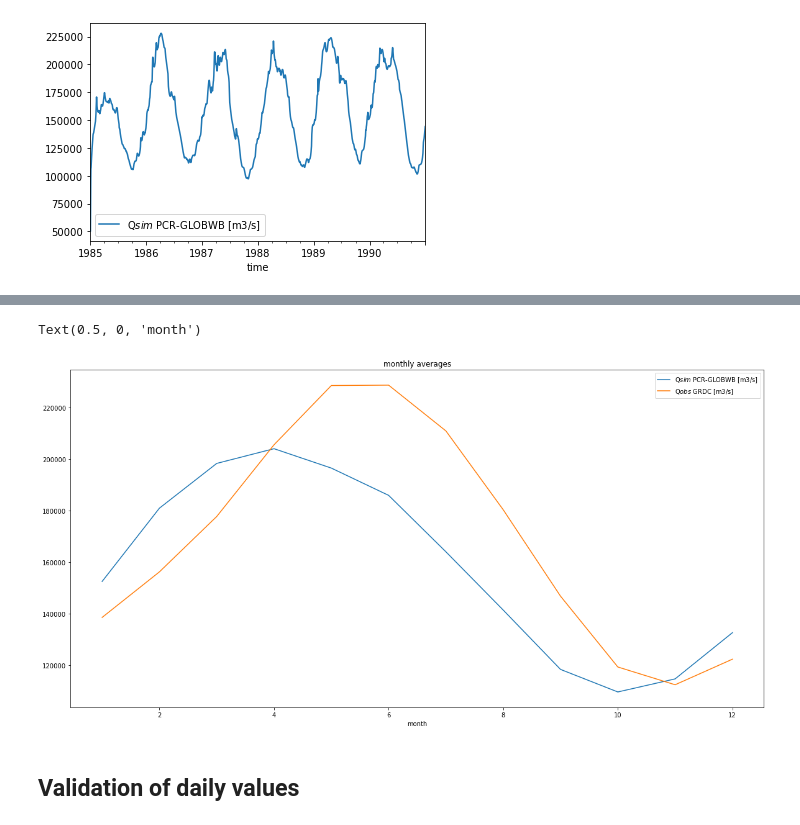
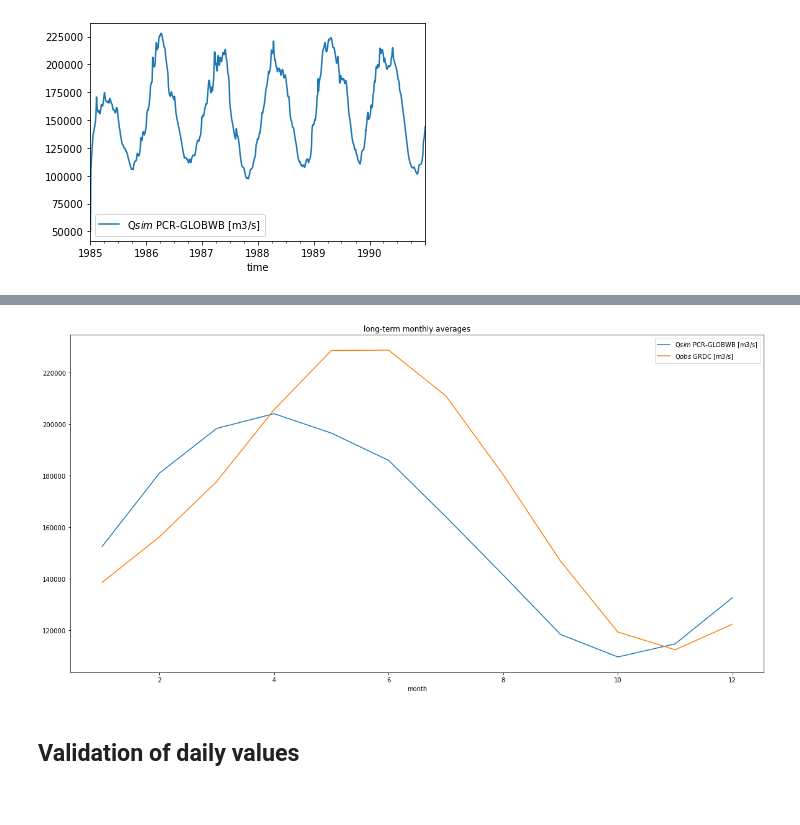
Before and after one commit to JannisHoch/pcrglobwb_utils, a Jupyter notebook: examples/example.ipynb, the cells around one changed output, grey strips where cells are left out. Drawn from its saved outputs; the diff is of its cells as text; code cells hidden in the pictures.

```diff
--- a/examples/example.ipynb
+++ b/examples/example.ipynb
@@ -99,7 +98,7 @@ df_CSV = csv_obj.get_values_from_csv(t_col='YYYY-MM-DD', v_col='Calculated', plo
 ### From nc-file
 # %%
 # create object first
-nc_object = pcrglobwb_utils.nc_data.nc_data(ncf)
+nc_object = pcrglobwb_utils.sim_data.from_nc(ncf)
 # %%
 # apply method to read values at specific row and col
 q_sim_obidos = nc_object.read_values_at_indices(row, col, plot_var_name=new_var_name_sim, plot=True)
@@ -133,15 +122,14 @@ GRDC_monthly.head()
 # %%
-q_sim_obidos_montly = pcrglobwb_utils.time_funcs.calc_montly_avg(q_sim_obidos, var_name=new_var_name_sim)
+q_sim_obidos_monthly = pcrglobwb_utils.time_funcs.calc_montly_avg(q_sim_obidos, var_name=new_var_name_sim)
 # %%
 plt.figure()
-ax = q_sim_obidos_montly.plot()
+ax = q_sim_obidos_monthly.plot()
 GRDC_monthly.plot(ax=ax, figsize=(20,10))
 plt.legend()
-plt.title('monthly averages')
-plt.xlabel('month')
+plt.title('long-term monthly averages')
+plt.xlabel('month');
 # %% [output]
-Text(0.5, 0, 'month')
-[figure, old version]
+[figure, new version]
 # %% [markdown]
 ## Validation of daily values
 # %%
```
Also changed, not shown: parts of 23 cells of this notebook, 2 other files.
